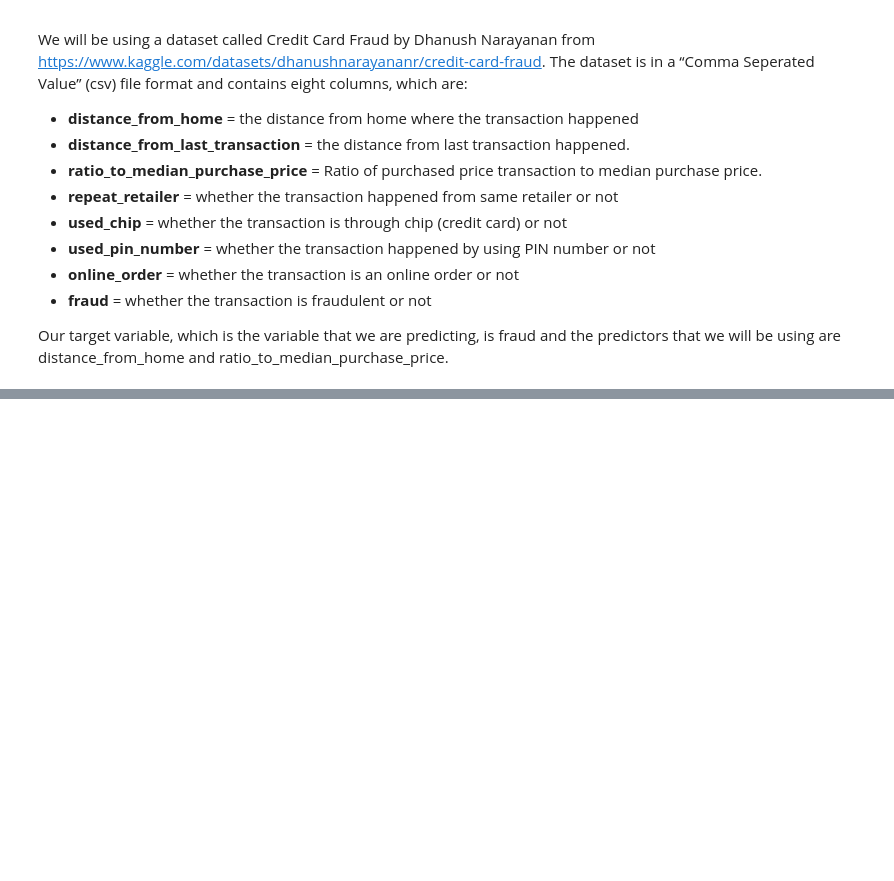
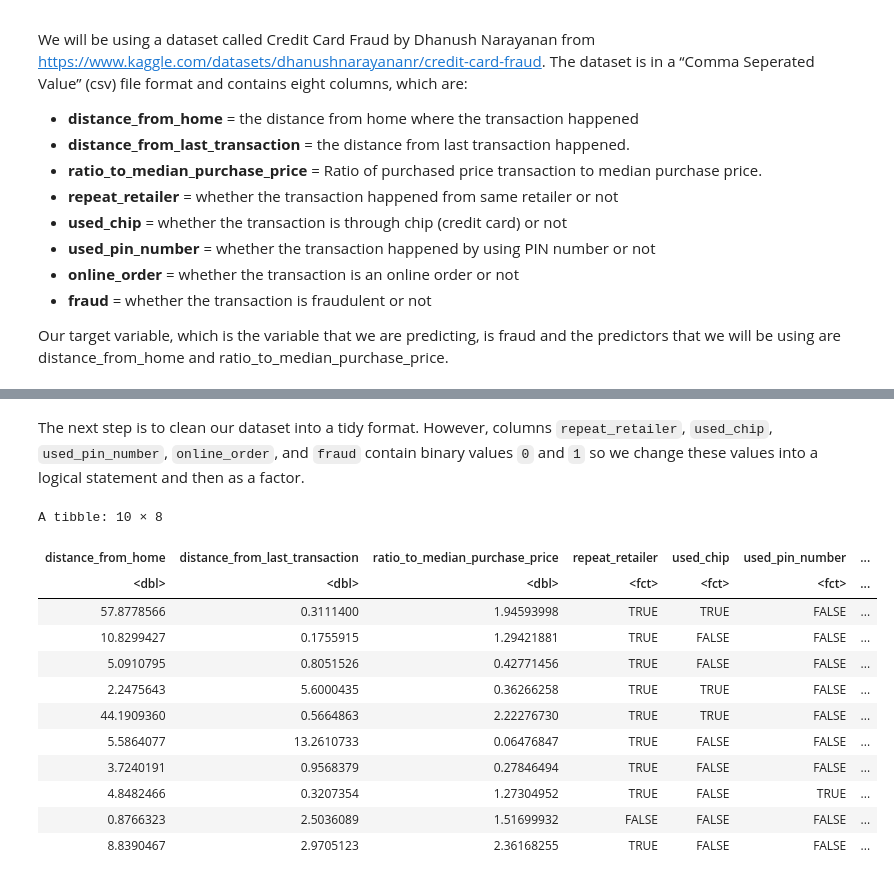
Before and after one commit to chohyeonkim/Data-Science-R-, a Jupyter notebook: Final_Report.ipynb, the cells around one changed output, grey strips where cells are left out. Cells and saved outputs as stored; diff of their text form; code cells hidden in the pictures; blank space fills up the shorter version.

```diff
--- a/Final_Report.ipynb
+++ b/Final_Report.ipynb
@@ -28,0 +92,32 @@ Our target variable, which is the variable that we are predicting, is fraud and
+# %% [markdown]
+The next step is to clean our dataset into a tidy format. However, columns `repeat_retailer`, `used_chip`, `used_pin_number`, `online_order`, and `fraud` contain binary values `0` and `1` so we change these values into a logical statement and then as a factor.
+# %%
+data <- original_data %>%
+        #Converts columns from numerical to logical
+            mutate(repeat_retailer = as.logical(repeat_retailer)) %>%
+            mutate(used_chip = as.logical(used_chip)) %>%
+            mutate(used_pin_number = as.logical(used_pin_number)) %>%
+            mutate(online_order = as.logical(online_order)) %>%
+            mutate(fraud = as.logical(fraud))%>%
+        #Converts data types into factor
+            mutate(repeat_retailer = as_factor(repeat_retailer)) %>%
+            mutate(used_chip = as_factor(used_chip)) %>%
+            mutate(used_pin_number = as_factor(used_pin_number)) %>%
+            mutate(fraud = as_factor(fraud))
+
+#Show the first ten rows of the dataset
+head(data, 10)
+# %% [output]
+A tibble: 10 × 8
+| distance_from_home | distance_from_last_transaction | ratio_to_median_purchase_price | repeat_retailer | used_chip | used_pin_number | ... |
+| <dbl> | <dbl> | <dbl> | <fct> | <fct> | <fct> | ... |
+| 57.8778566 | 0.3111400 | 1.94593998 | TRUE | TRUE | FALSE | ... |
+| 10.8299427 | 0.1755915 | 1.29421881 | TRUE | FALSE | FALSE | ... |
+| 5.0910795 | 0.8051526 | 0.42771456 | TRUE | FALSE | FALSE | ... |
+| 2.2475643 | 5.6000435 | 0.36266258 | TRUE | TRUE | FALSE | ... |
+| 44.1909360 | 0.5664863 | 2.22276730 | TRUE | TRUE | FALSE | ... |
+| 5.5864077 | 13.2610733 | 0.06476847 | TRUE | FALSE | FALSE | ... |
+| 3.7240191 | 0.9568379 | 0.27846494 | TRUE | FALSE | FALSE | ... |
+| 4.8482466 | 0.3207354 | 1.27304952 | TRUE | FALSE | TRUE | ... |
+| 0.8766323 | 2.5036089 | 1.51699932 | FALSE | FALSE | FALSE | ... |
+| 8.8390467 | 2.9705123 | 2.36168255 | TRUE | FALSE | FALSE | ... |
```
Also changed, not shown: parts of 16 cells of this notebook.
